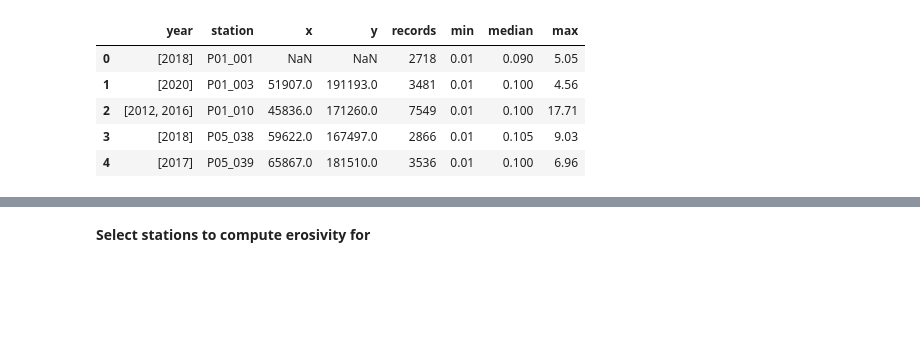
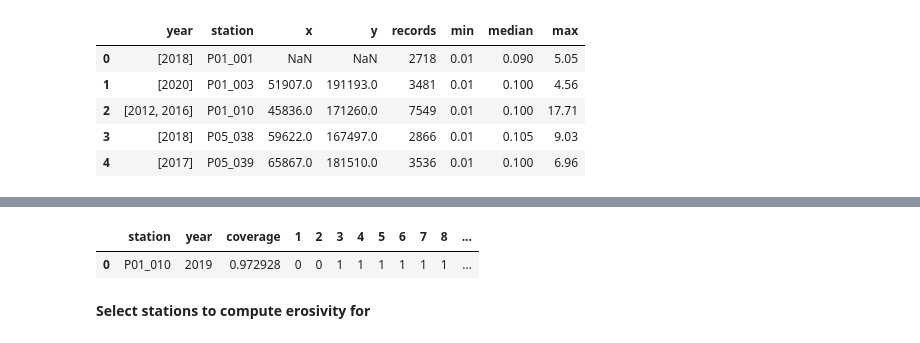
Before and after one commit to watem-sedem/rfactor, a Jupyter notebook: docs/notebooks/analysis_flanders.ipynb, the cells around one changed output, grey strips where cells are left out. Saved outputs shown, nothing was run; the diff lists cells and outputs as text; code cells hidden in the pictures; blank space fills up the shorter version.

Commit message:
tests: add unit test for coverage, add example to flanders notebook

```diff
--- a/docs/notebooks/analysis_flanders.ipynb
+++ b/docs/notebooks/analysis_flanders.ipynb
@@ -78,3 +90,10 @@ rain_stats.head()
+# %%
+vmm_rainfall_example = load_rain_file(Path("../../tests/data/test_rainfalldata_vmm_format/P01_010.CSV"), load_rain_file_csv_vmm)
+# %%
+compute_diagnostics(vmm_rainfall_example)
+# %% [output]
+|  | station | year | coverage | 1 | 2 | 3 | 4 | 5 | 6 | 7 | 8 | ... |
+| 0 | P01_010 | 2019 | 0.972928 | 0 | 0 | 1 | 1 | 1 | 1 | 1 | 1 | ... |
 # %% [markdown]
 **Select stations to compute erosivity for**
 # %%
```
Also changed, not shown: parts of 7 cells of this notebook, 2 other files.
